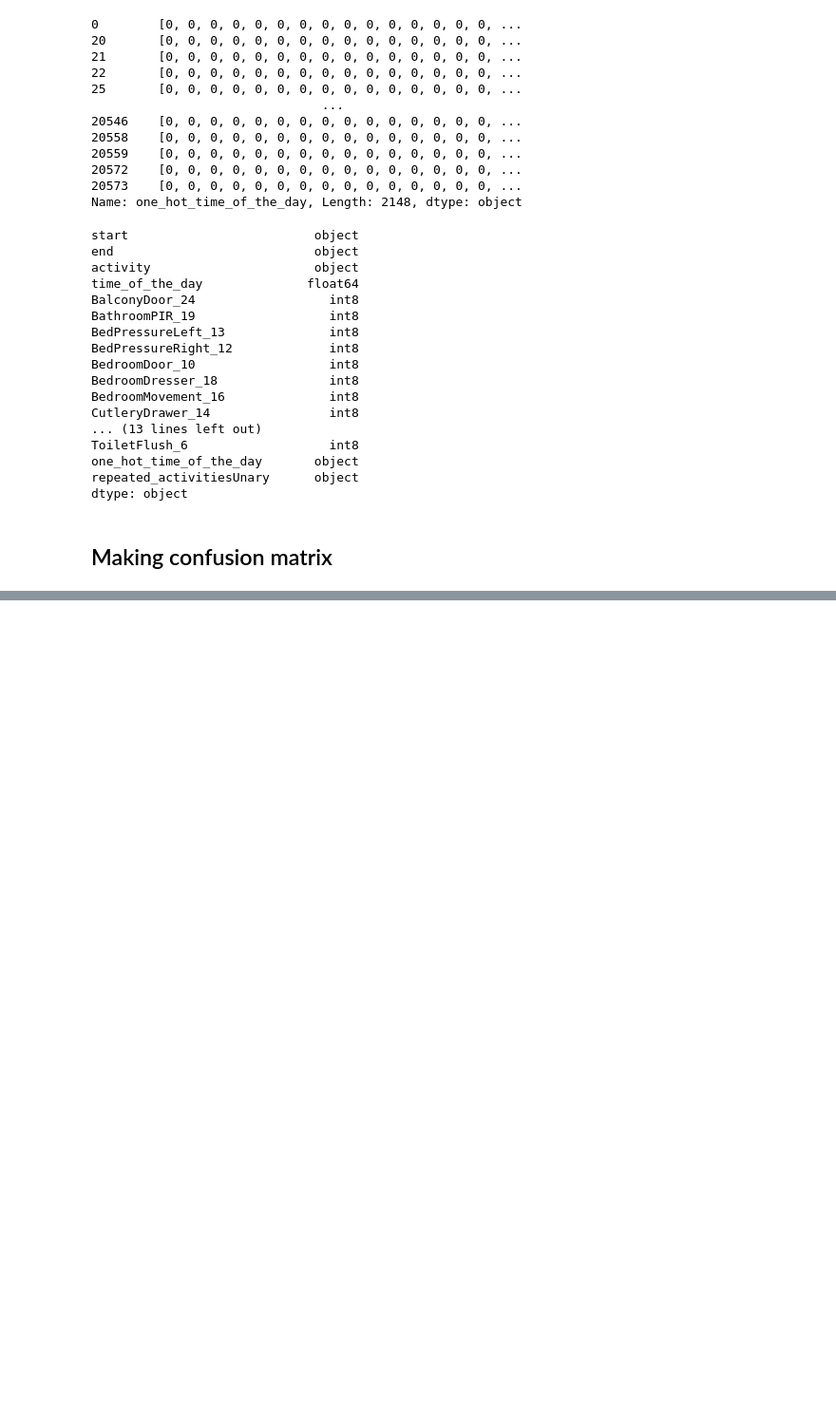
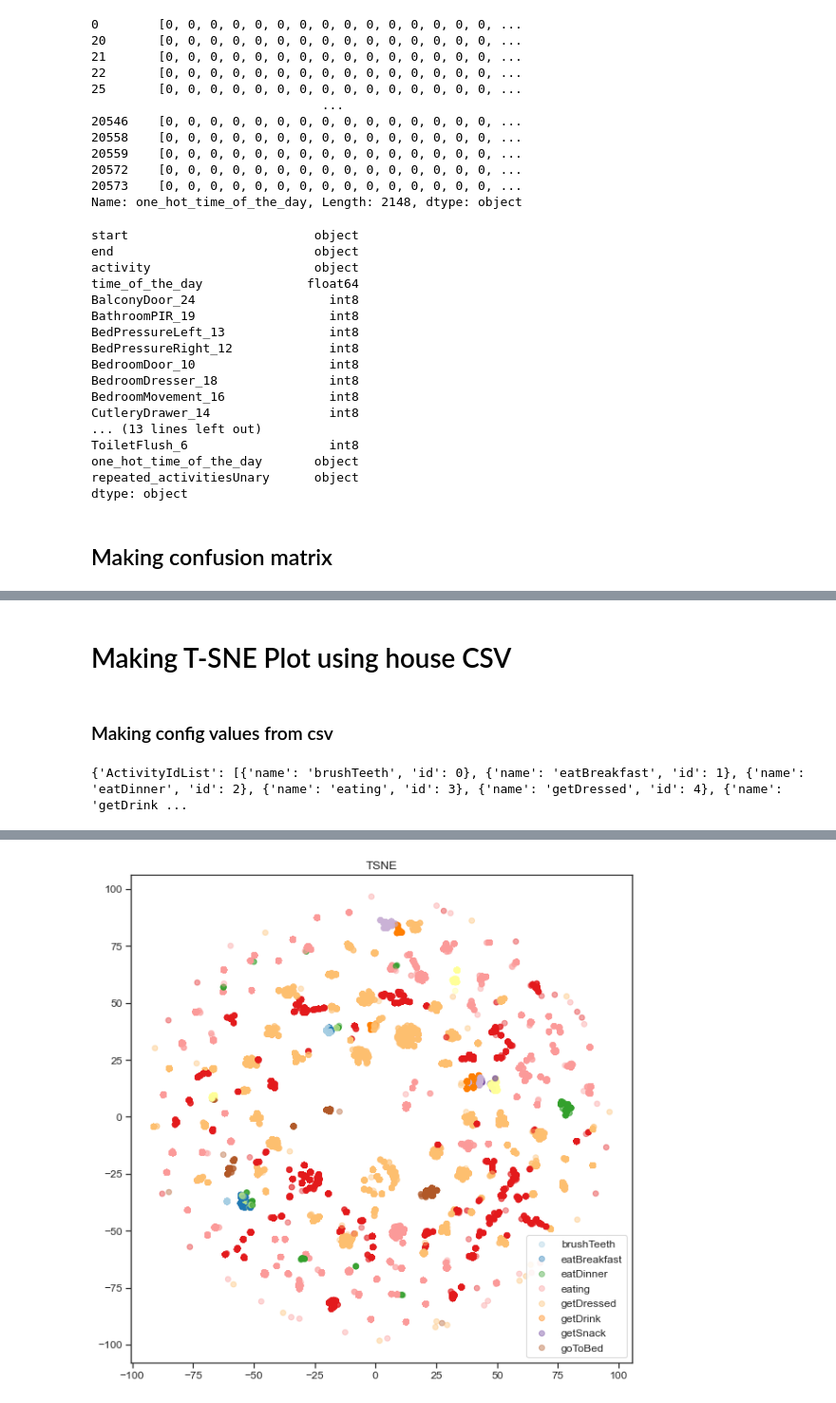
Before and after one commit to harshgrovr/Graphs-Approaches-for-Activity-Recognition-Independent-of-House-Layout, a Jupyter notebook: related_code/3-basics/code.ipynb, the cells around one changed output, grey strips where cells are left out. Shown at 95% size. Drawn from its saved outputs; the diff is of its cells as text; code cells hidden in the pictures; blank space fills up the shorter version.

```diff
--- a/related_code/3-basics/code.ipynb
+++ b/related_code/3-basics/code.ipynb
@@ -637,3 +637,82 @@ valid_idx.extend(total_ids[37088 + 20583 + 17353:  37088 + 20583 + 18792])
 valid_idx.extend(total_ids[37088 + 20583 + 26488 +11375 : 37088 + 20583 + 26488 +12814])
 # %%
 train_idx = list(set(total_ids) -  set(valid_idx))
+# %% [markdown]
+# Making T-SNE Plot using house CSV
+# %% [markdown]
+### Making config values from csv
+# %%
+import time
+import swat
+import pandas as pd
+import numpy as np
+import matplotlib.pyplot as plt
+import seaborn as sns
+from time import time
+
+
+def makeConfigDictionary(labels):
+    config = {}
+    dictList = []
+    for i, name in enumerate(labels):
+        d ={}
+        d['name'] = name
+        d['id'] = i
+        dictList.append(d)
+    config['ActivityIdList'] =  dictList
+    return config
+
+
+def getClassIdFromname(name):
+    ActivityIdList = config['ActivityIdList']
+    train_label = [x for x in ActivityIdList  if x["name"] == name]
+    return train_label[0]['id']
+
+# Take 10 percent of your data
+house = pd.read_csv('../../data/master/master.csv')
+
+label = np.unique(house['activity'].values)
+
+config = makeConfigDictionary(label)
+
+print(config)
+# %% [output]
+{'ActivityIdList': [{'name': 'brushTeeth', 'id': 0}, {'name': 'eatBreakfast', 'id': 1}, {'name': 'eatDinner', 'id': 2}, {'name': 'eating', 'id': 3}, {'name': 'getDressed', 'id': 4}, {'name': 'getDrink ...
+# %%
+cut = int(len(house))
+
+df = house.iloc[:, 4:]
+
+df['label'] = [getClassIdFromname(x) for x in house.loc[-1: , 'activity'].values]
+
+import time
+
+from sklearn.manifold import TSNE
+
+#n_sne = 7000
+
+time_start = time.time()
+tsne = TSNE(n_iter=1000, perplexity=100, learning_rate=1000)
+tsne_results = tsne.fit_transform(df.values)
+
+print ('t-SNE done! Time elapsed: {} seconds'.format(time.time()-time_start))
+
+labels = [x['name'] for x in config['ActivityIdList']]
+
+import matplotlib.pyplot as plt
+%matplotlib inline
+# Create the figure
+fig = plt.figure( figsize=(10,10) )
+ax = fig.add_subplot(1, 1, 1, title='TSNE' )
+# Create the scatter
+scatter = ax.scatter(
+    x=tsne_results[:,0],
+    y=tsne_results[:,1],
+    c=df['label'],
+    cmap=plt.cm.get_cmap('Paired'),
+    alpha=0.4)
+handles, _ = scatter.legend_elements()
+plt.legend(handles, labels)
+# plt.show()
+plt.savefig('./images/master_TSNE')
+# %% [output]
@@ -639,0 +720 @@ train_idx = list(set(total_ids) -  set(valid_idx))
+[figure, added]
```
Also changed, not shown: parts of 17 cells of this notebook, 7 other files.
